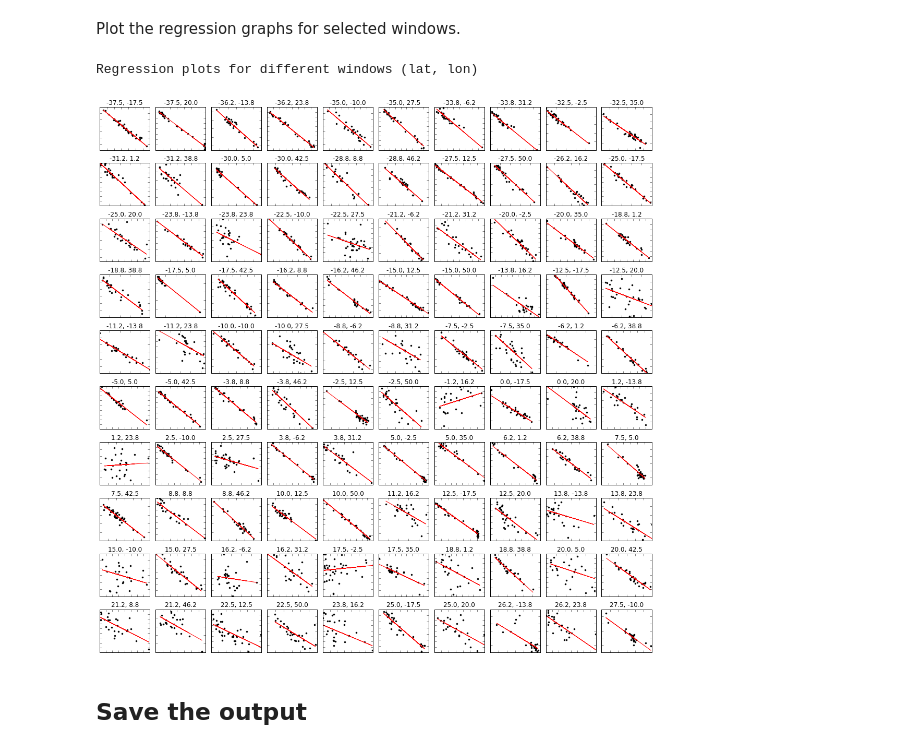
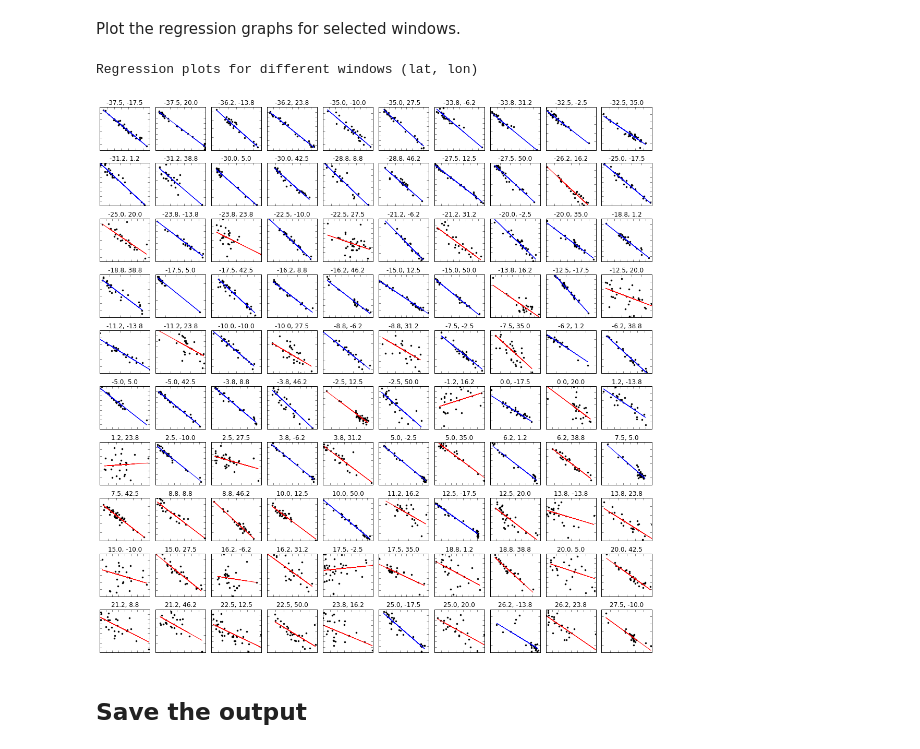
Before and after one commit to leouieda/africa-gravity, a Jupyter notebook: isostatic_analysis.ipynb, the cells around one changed output. Cells and saved outputs as stored; diff of their text form; code cells hidden in the pictures.

Commit message:
Plot regression lines in different colors for sea and continent

```diff
--- a/isostatic_analysis.ipynb
+++ b/isostatic_analysis.ipynb
@@ -191,19 +211,23 @@ Plot the regression graphs for selected windows.
 # %%
 print('Regression plots for different windows (lat, lon)')
 fig, axes = plt.subplots(10, 10, figsize=(15, 15))
 for i, ax in enumerate(axes.ravel()):
     index = i*30
     a, b = angular_coefs[index], linear_coefs[index]
     window = windows[index]
     ax.plot(topo_eq[window], bouguer[window], '.k')
-    ax.plot(topo_eq[window], a*topo_eq[window] + b, '-r', linewidth=1)
+    if topo[window].mean() < 0:
+        color = '-b'
+    else:
+        color = '-r'
+    ax.plot(topo_eq[window], a*topo_eq[window] + b, color, linewidth=1)
     ax.set_xticklabels([])
     ax.set_yticklabels([])
     ax.set_title('{:.1f}, {:.1f}'.format(lat_coefs[index], lon_coefs[index]))
 plt.tight_layout()
 # %% [output]
 Regression plots for different windows (lat, lon)
-[figure, old version]
+[figure, new version]
 # %% [markdown]
 ## Save the output
 # %%
```
Also changed, not shown: parts of 6 cells of this notebook, 1 other file.
